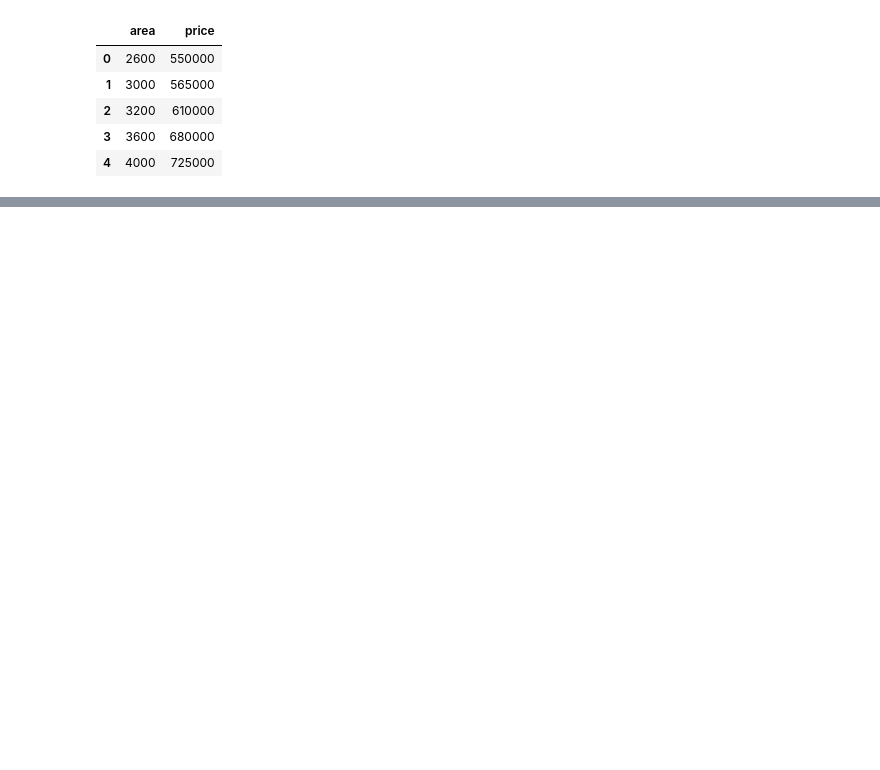
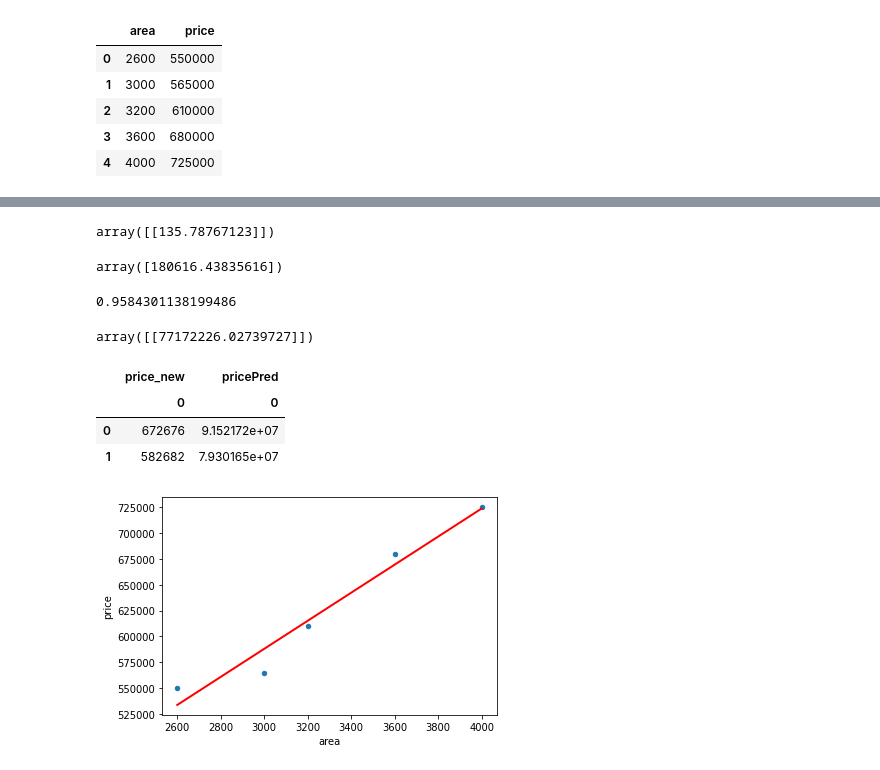
Before and after one commit to OkomoJacob/MLAIDS, a Jupyter notebook: 1.Simple Linear Regression/1.House Prices/predictHousePrice.ipynb, the cells around one changed output, grey strips where cells are left out. Drawn from its saved outputs; the diff is of its cells as text; code cells hidden in the pictures; blank space fills up the shorter version.

Commit message:
Finished predictions

```diff
--- a/1.Simple Linear Regression/1.House Prices/predictHousePrice.ipynb
+++ b/1.Simple Linear Regression/1.House Prices/predictHousePrice.ipynb
@@ -25,0 +39,5 @@ Text(0.5, 1.0, 'Correlation Between Area and Price')
+# %%
+# change to df
+area = pd.DataFrame(data["area"])
+price = pd.DataFrame(data["price"])
+price
@@ -25,0 +51,48 @@ Text(0.5, 1.0, 'Correlation Between Area and Price')
+# %%
+#Build linear model
+lm = linear_model.LinearRegression()
+model = lm.fit(area, price)
+# %%
+model.coef_
+# %% [output]
+array([[135.78767123]])
+# %%
+model.intercept_
+# %% [output]
+array([180616.43835616])
+# %%
+# Model Evaluation
+model.score(area, price)
+# %% [output]
+0.9584301138199486
+# %%
+# Predict new value of price
+price_new = 567000
+price_new = np.array(price_new).reshape(1, -1)
+pricePred = model.predict(price_new)
+pricePred
+# %% [output]
+array([[77172226.02739727]])
+# %%
+# Predict more values
+X = ([672676, 582682])
+X = pd.DataFrame(X)
+Y = model.predict(X)
+Y = pd.DataFrame(Y)
+df = pd.concat([X, Y], axis = 1, keys = ['price_new', 'pricePred'])
+df
+# %% [output]
+|  | price_new | pricePred |
+|  | 0 | 0 |
+| 0 | 672676 | 9.152172e+07 |
+| 1 | 582682 | 7.930165e+07 |
+# %%
+# Visualize the results
+data.plot(kind = "scatter", x = 'area', y = "price")
+
+# Regression line
+plt.plot(area, model.predict(area), color = "red", linewidth = 2)
+
+plt.show()
+# %% [output]
+[figure, added]
```
Also changed, not shown: parts of 5 cells of this notebook.
